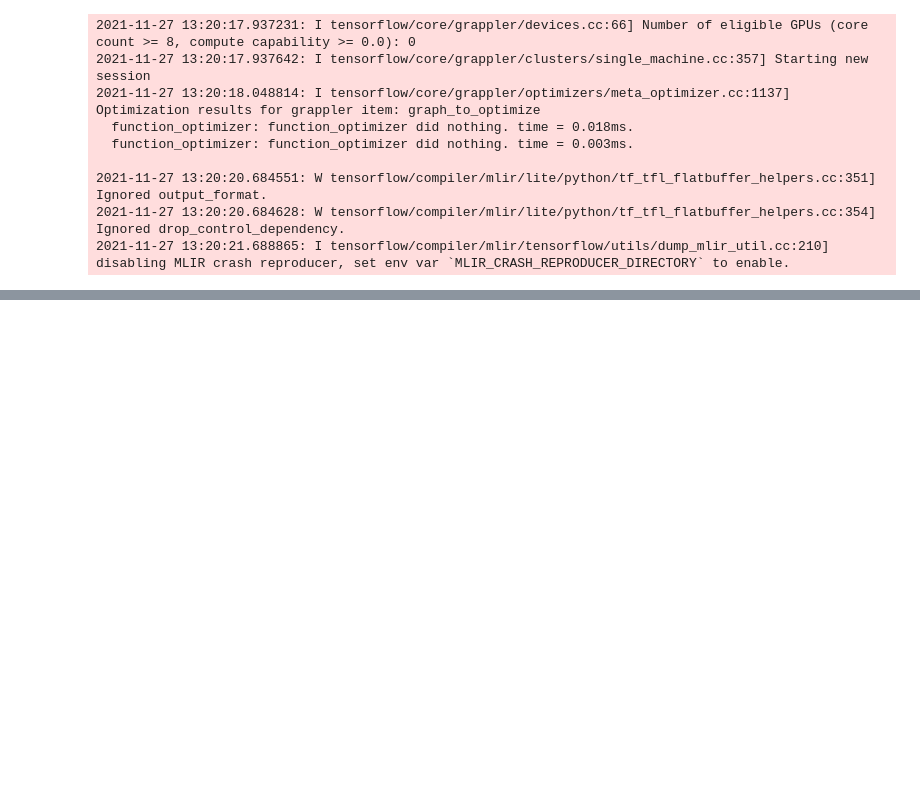
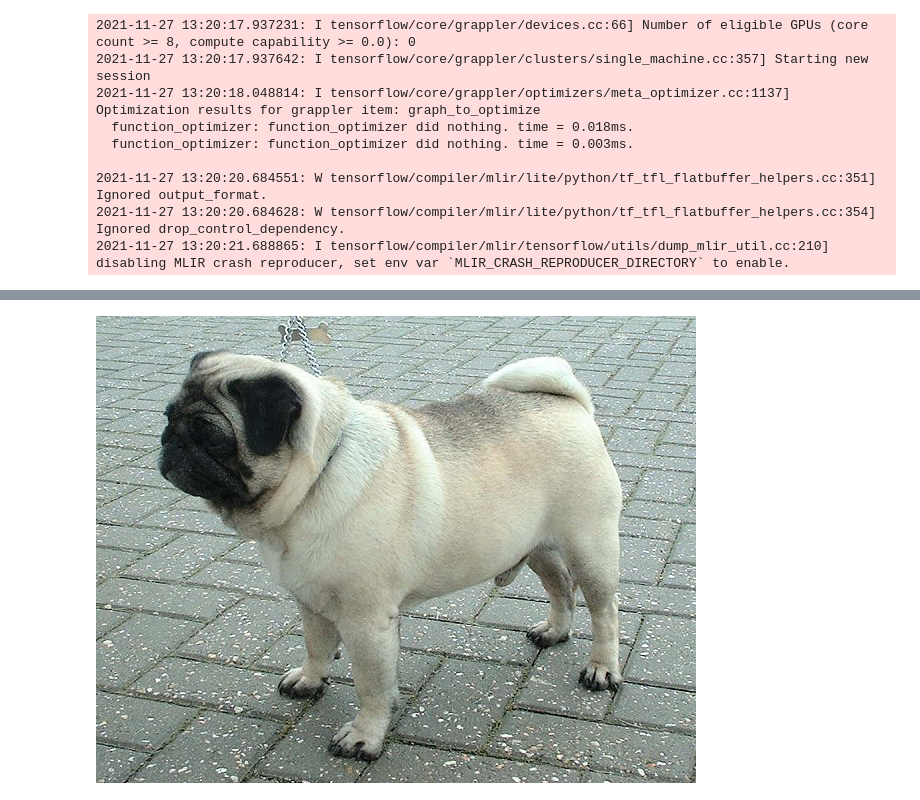
Before and after one commit to sayalaruano/100DaysOfMLCode, a Jupyter notebook: Serverless_Deep_Learning/Homework_ml-zoomcamp_twelfth_week/Homework_ml-zoomcamp_twelfth_week.ipynb, the cells around one changed output, grey strips where cells are left out. Drawn from its saved outputs; the diff is of its cells as text; code cells hidden in the pictures; blank space fills up the shorter version.

```diff
--- a/Serverless_Deep_Learning/Homework_ml-zoomcamp_twelfth_week/Homework_ml-zoomcamp_twelfth_week.ipynb
+++ b/Serverless_Deep_Learning/Homework_ml-zoomcamp_twelfth_week/Homework_ml-zoomcamp_twelfth_week.ipynb
@@ -96,0 +174,26 @@ output_index = interpreter.get_output_details()[0]['index']
+# %%
+from io import BytesIO
+from urllib import request
+
+from PIL import Image
+
+def download_image(url):
+    with request.urlopen(url) as resp:
+        buffer = resp.read()
+    stream = BytesIO(buffer)
+    img = Image.open(stream)
+    return img
+
+
+def prepare_image(img, target_size):
+    if img.mode != 'RGB':
+        img = img.convert('RGB')
+    img = img.resize(target_size, Image.NEAREST)
+    return img
+# %%
+# Download and preprocess an image
+img_test = download_image("https://upload.wikimedia.org/wikipedia/commons/9/9a/Pug_600.jpg")
+# %%
+img_test
+# %% [output]
+[figure, added]
```
Also changed, not shown: parts of 41 cells of this notebook, 7 other files.
